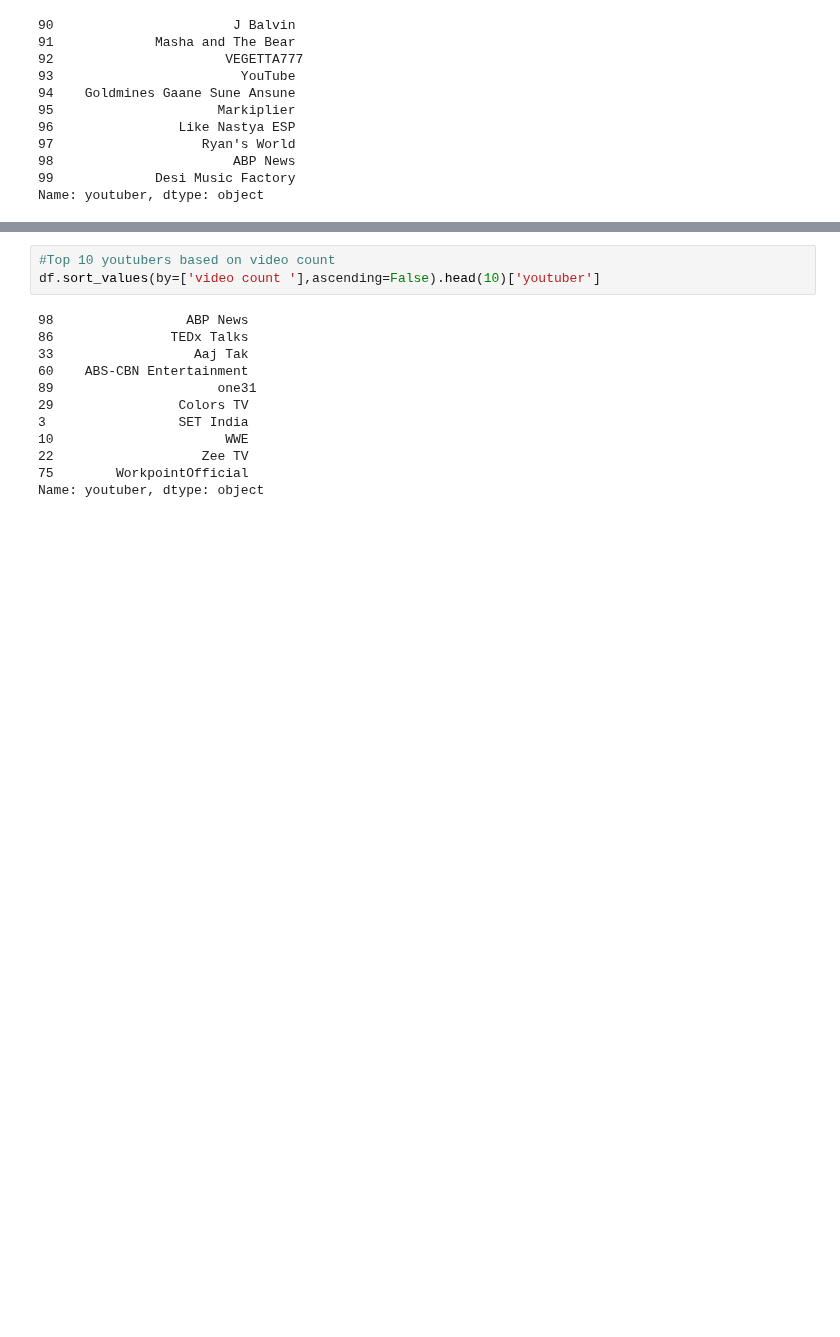
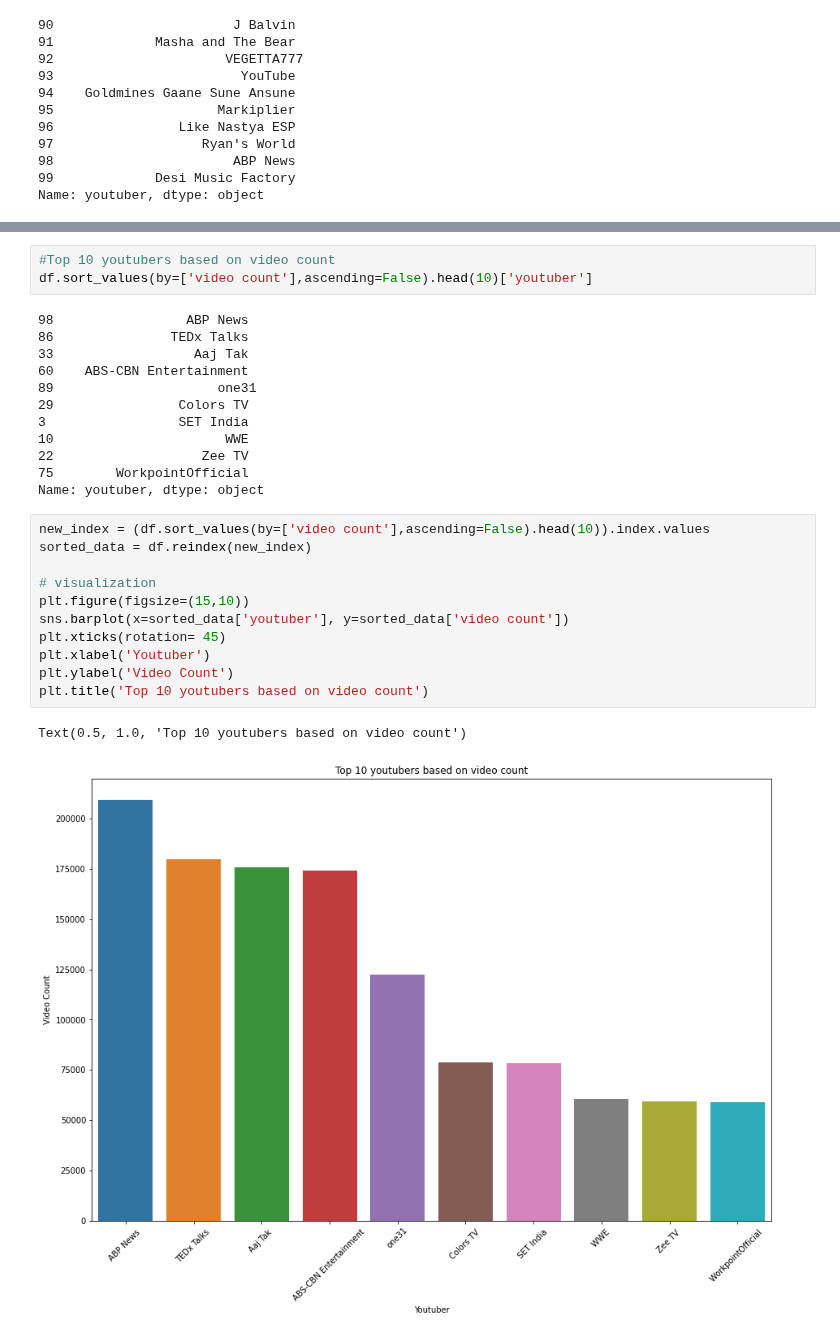
Before and after one commit to chandanabrdwj/100DaysOfML, a Jupyter notebook: top-100-youtube-channels-analysis.ipynb, the cells around one changed output, grey strips where cells are left out. Saved outputs shown, nothing was run; the diff lists cells and outputs as text; blank space fills up the shorter version.

```diff
--- a/top-100-youtube-channels-analysis.ipynb
+++ b/top-100-youtube-channels-analysis.ipynb
@@ -110,6 +133,6 @@ df.corr()
 # %%
 #Top 10 youtubers based on video count
-df.sort_values(by=['video count '],ascending=False).head(10)['youtuber']
+df.sort_values(by=['video count'],ascending=False).head(10)['youtuber']
 # %% [output]
 98                 ABP News
 86               TEDx Talks
@@ -122,5 +145,19 @@ df.sort_values(by=['video count '],ascending=False).head(10)['youtuber']
 22                   Zee TV
 75        WorkpointOfficial
 Name: youtuber, dtype: object
+# %%
+new_index = (df.sort_values(by=['video count'],ascending=False).head(10)).index.values
+sorted_data = df.reindex(new_index)
+
+# visualization
+plt.figure(figsize=(15,10))
+sns.barplot(x=sorted_data['youtuber'], y=sorted_data['video count'])
+plt.xticks(rotation= 45)
+plt.xlabel('Youtuber')
+plt.ylabel('Video Count')
+plt.title('Top 10 youtubers based on video count')
+# %% [output]
+Text(0.5, 1.0, 'Top 10 youtubers based on video count')
+[figure, added]
 # %%
 #Top 10 youtubers based on video views
```
Also changed, not shown: parts of 18 cells of this notebook.
